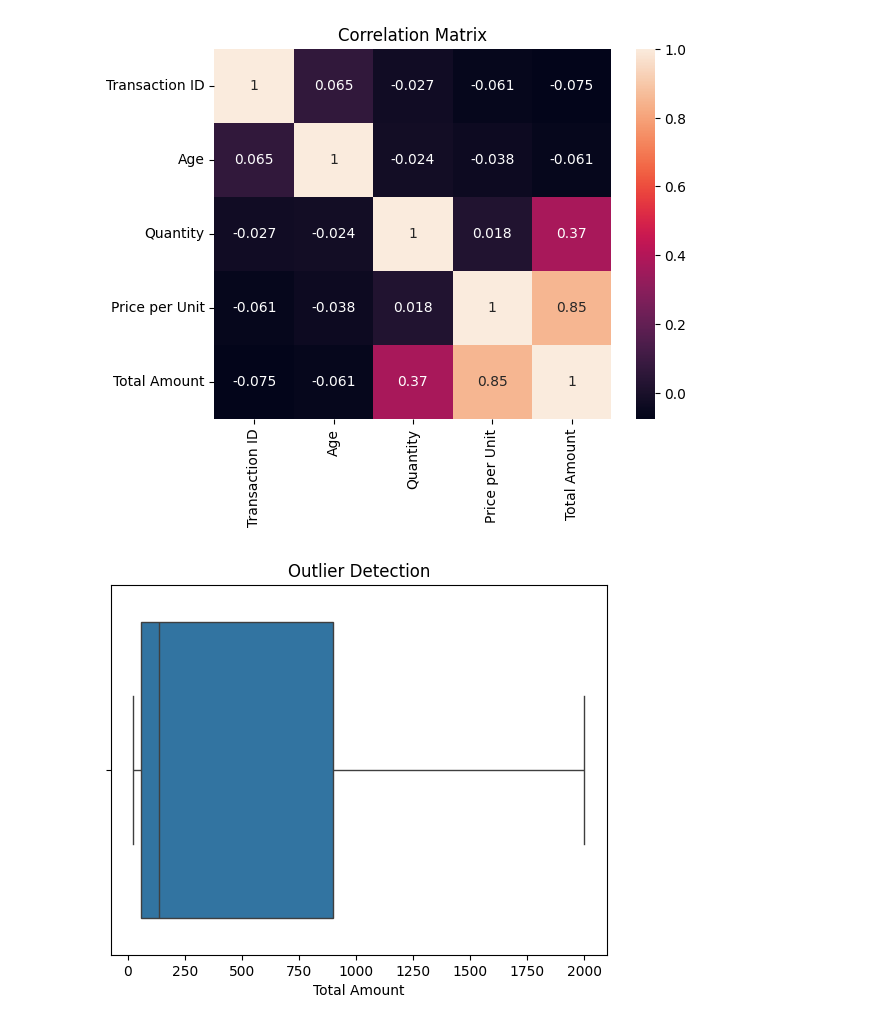
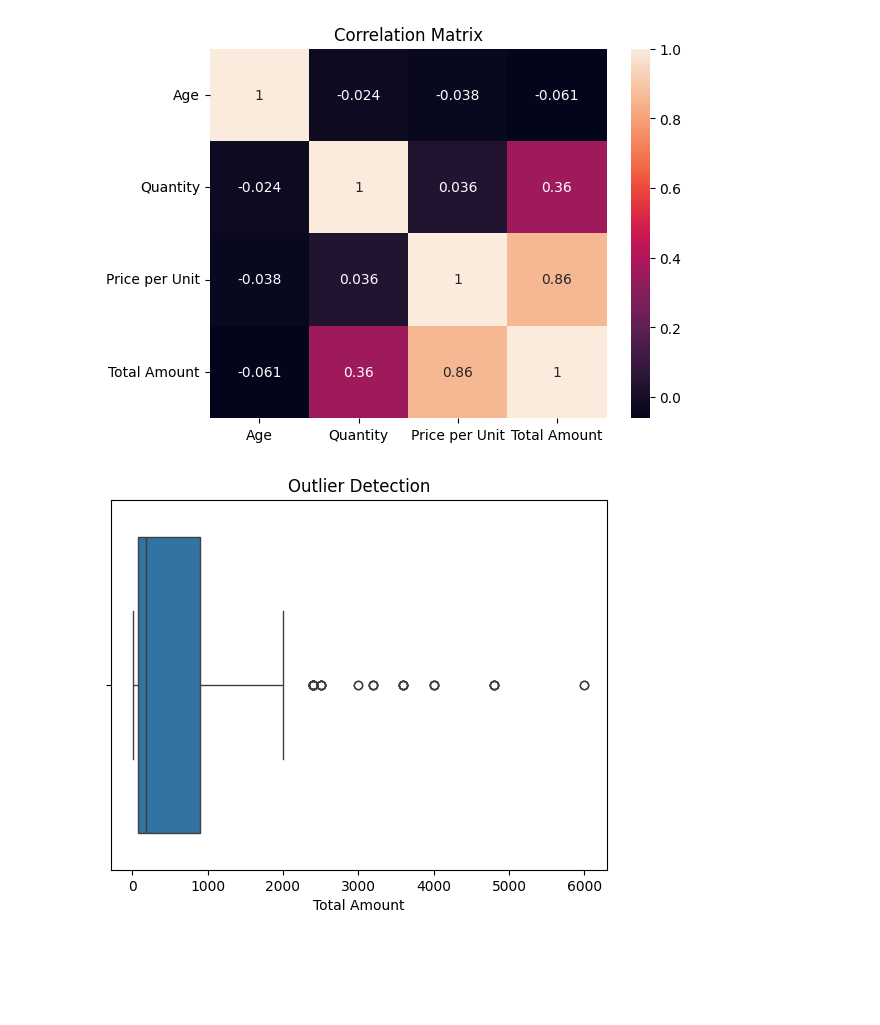
Before and after one commit to Miruthula122/Inventory-Dashboard, a Jupyter notebook: Notebooks/data_cleaning.ipynb, the cells around one changed output. Cells and saved outputs as stored; diff of their text form; code cells hidden in the pictures; blank space fills up the shorter version.

```diff
--- a/Notebooks/data_cleaning.ipynb
+++ b/Notebooks/data_cleaning.ipynb
@@ -179,15 +165,15 @@ plt.show()
 # %%
-corr = df.corr(numeric_only=True)
+corr = combined_df.corr(numeric_only=True)
 
 sns.heatmap(corr, annot=True)
 plt.title("Correlation Matrix")
 plt.show()
 # %% [output]
-[figure, old version]
+[figure, new version]
 # %%
-sns.boxplot(x=df['Total Amount'])
+sns.boxplot(x=combined_df['Total Amount'])
 plt.title("Outlier Detection")
 plt.show()
 # %% [output]
-[figure, old version]
+[figure, new version]
 # %%
```
Also changed, not shown: parts of 15 cells of this notebook.
